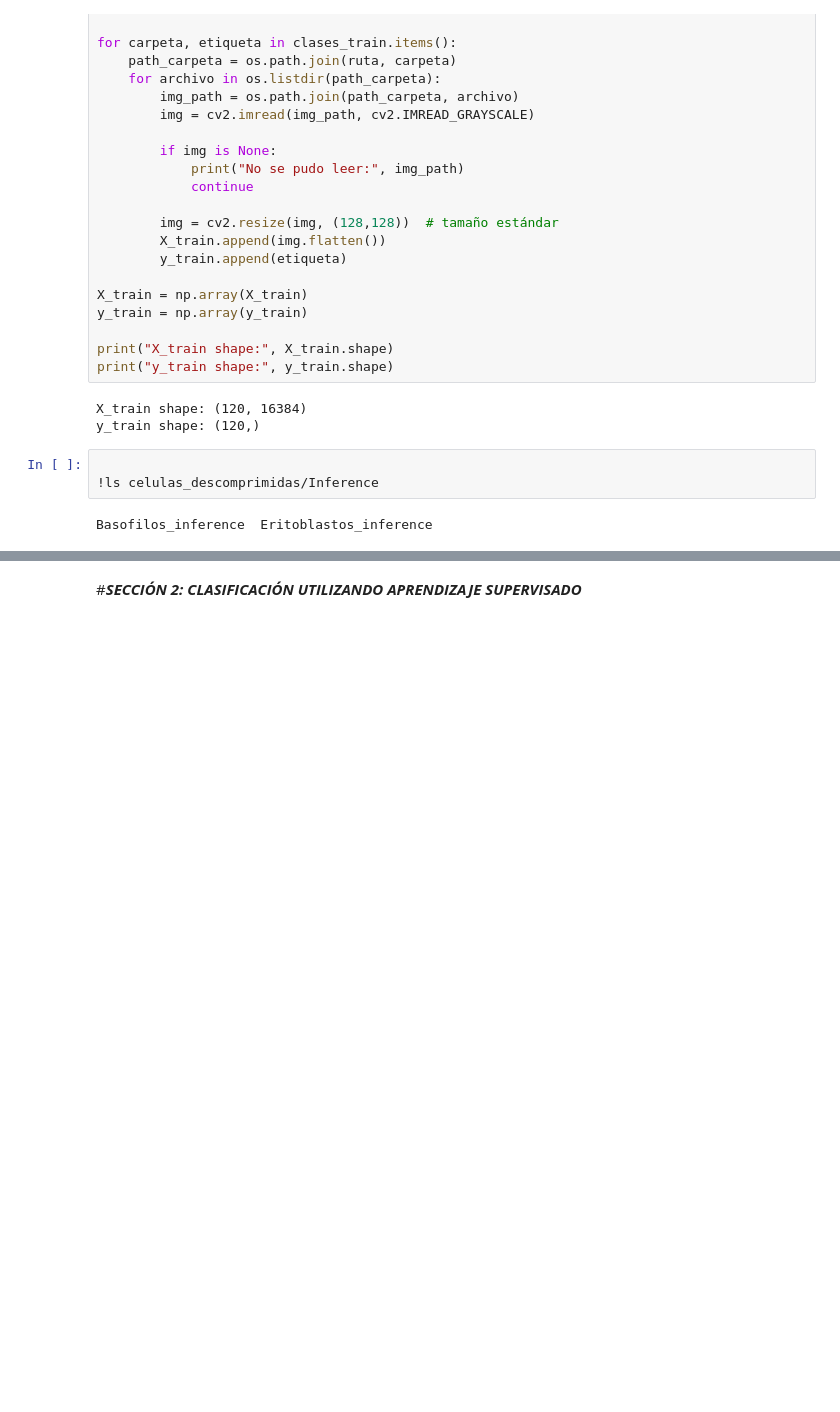
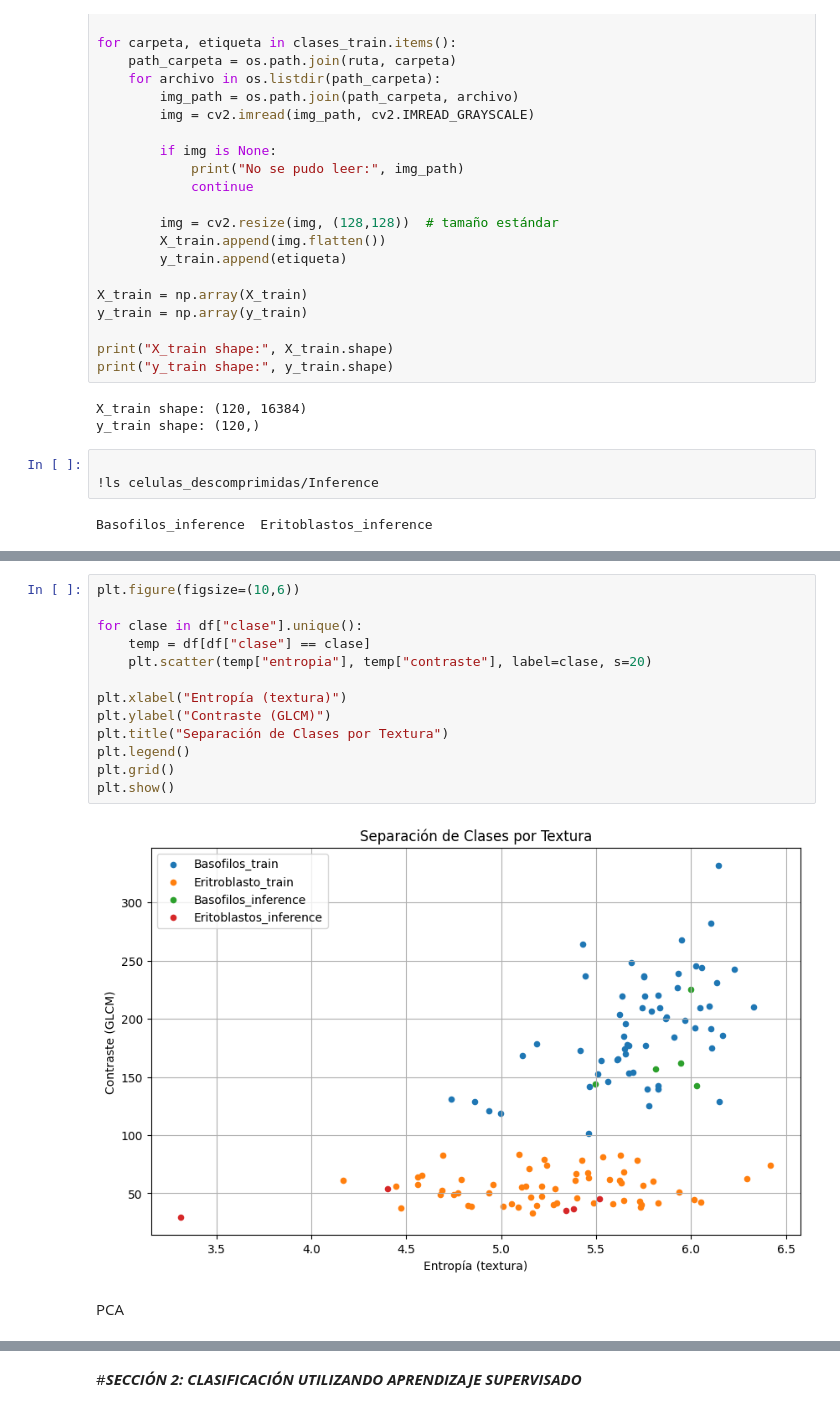
Before and after one commit to MiguelAngeloTr/Aprendizaje_Automatico, a Jupyter notebook: Entrega_6/Clasificacion_de_celulas.ipynb, the cells around one changed output, grey strips where cells are left out. Drawn from its saved outputs; the diff is of its cells as text; blank space fills up the shorter version.

```diff
--- a/Entrega_6/Clasificacion_de_celulas.ipynb
+++ b/Entrega_6/Clasificacion_de_celulas.ipynb
@@ -121,0 +221,17 @@ y_test shape: (10,)
+# %%
+plt.figure(figsize=(10,6))
+
+for clase in df["clase"].unique():
+    temp = df[df["clase"] == clase]
+    plt.scatter(temp["entropia"], temp["contraste"], label=clase, s=20)
+
+plt.xlabel("Entropía (textura)")
+plt.ylabel("Contraste (GLCM)")
+plt.title("Separación de Clases por Textura")
+plt.legend()
+plt.grid()
+plt.show()
+# %% [output]
+[figure, added]
+# %% [markdown]
+PCA
```
Also changed, not shown: parts of 8 cells of this notebook.
